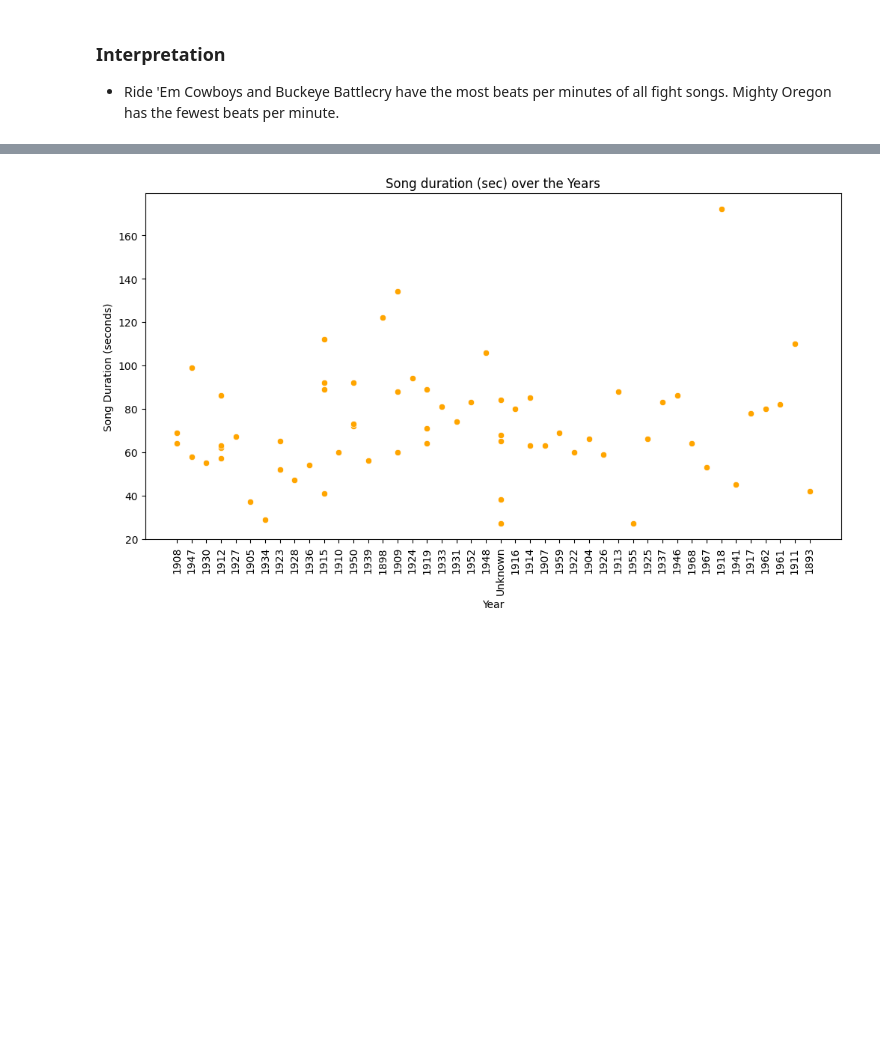
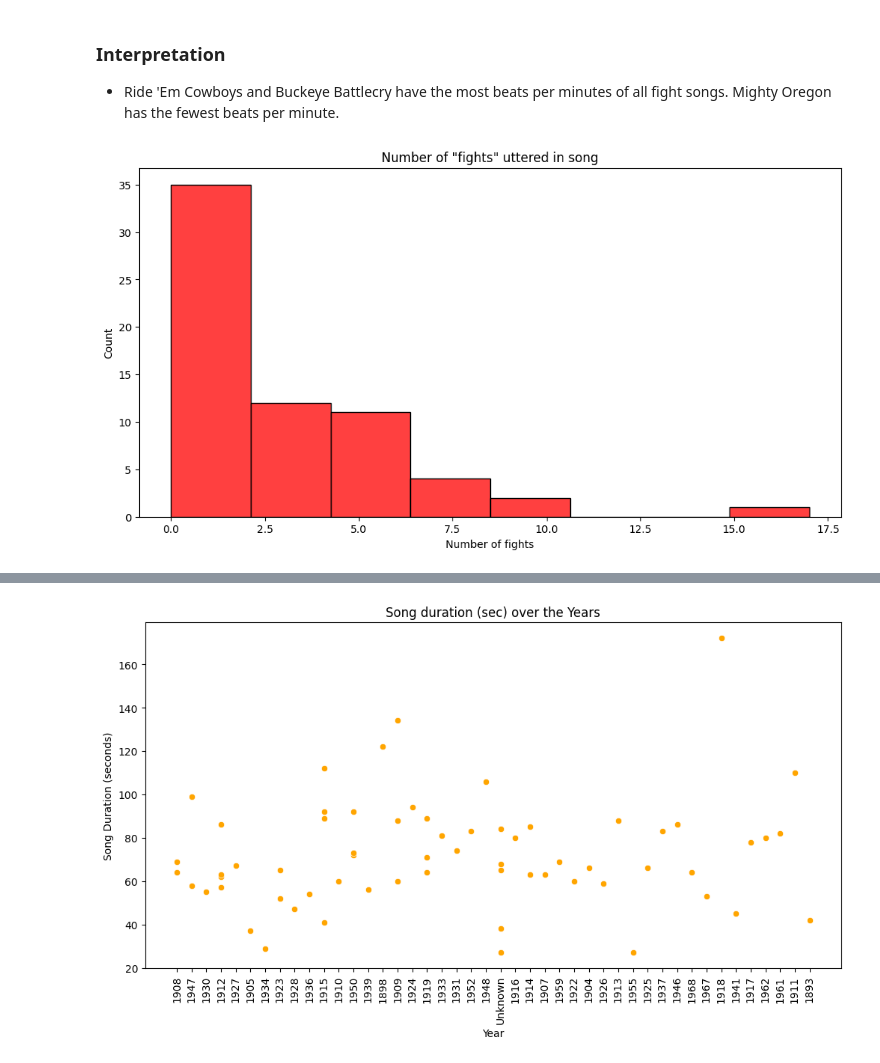
Before and after one commit to 550tealeaves/DATA-70500-working-with-data, a Jupyter notebook: HW1_Load_and_visualize_data.ipynb, the cells around one changed output, grey strips where cells are left out. Cells and saved outputs as stored; diff of their text form; code cells hidden in the pictures; blank space fills up the shorter version.

Commit message:
added histogram and chart labels to code

```diff
--- a/HW1_Load_and_visualize_data.ipynb
+++ b/HW1_Load_and_visualize_data.ipynb
@@ -188,3 +192,12 @@ plt.show()
 # %% [markdown]
 ### Interpretation
 - Ride 'Em Cowboys and Buckeye Battlecry have the most beats per minutes of all fight songs. Mighty Oregon has the fewest beats per minute.
+# %%
+# HISTOGRAM
+plt.figure(figsize=(12,6)) # These measurements are in inches.
+sb.histplot(x='number_fights', data=fight_songs, color="red")
+plt.xlabel('Number of fights')
+plt.title('Number of "fights" uttered in song')
+plt.show()
+# %% [output]
+[figure, added]
```
Also changed, not shown: parts of 5 cells of this notebook.
